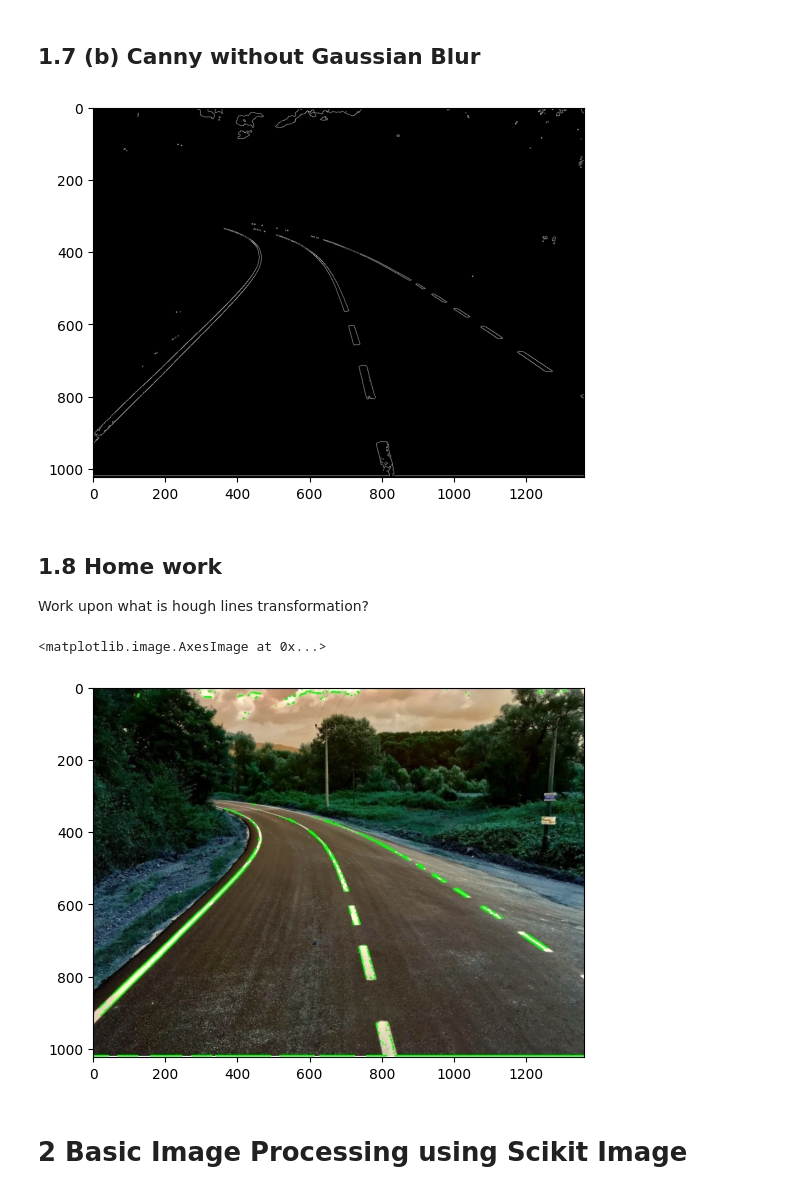
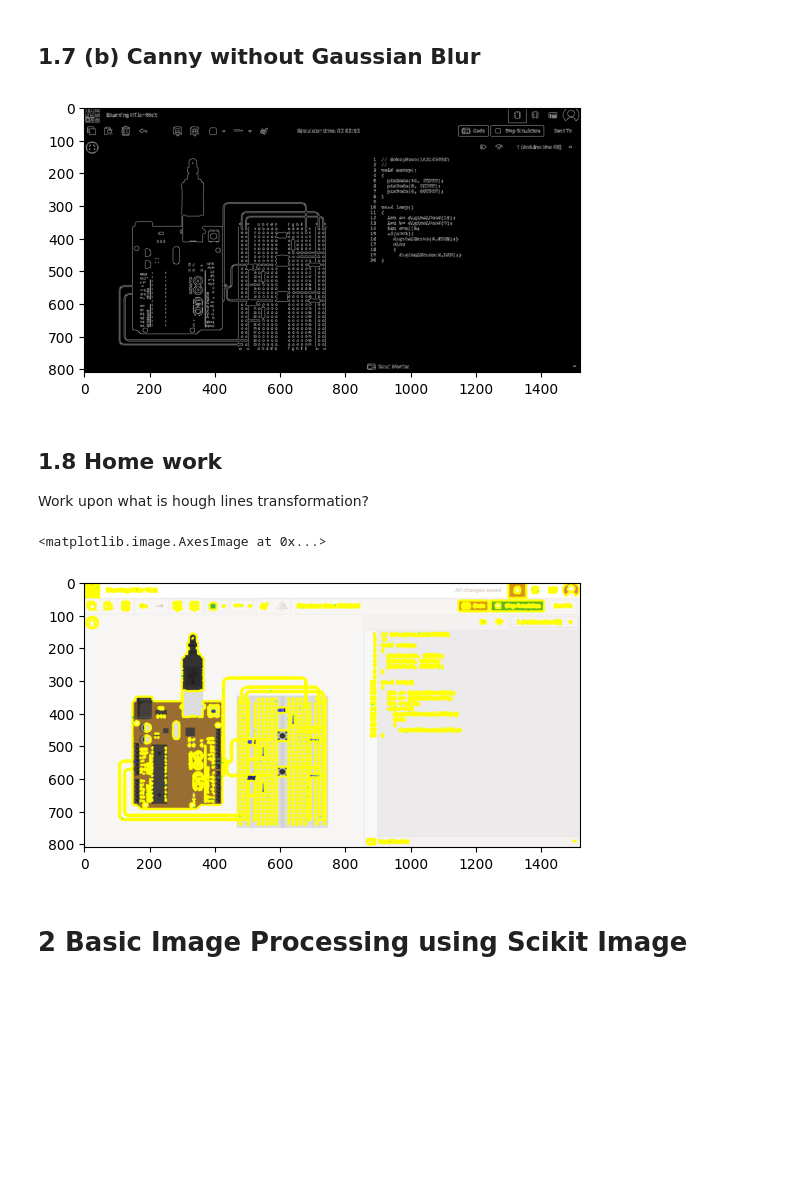
Before and after one commit to jasleenkaurr/Image_Processing, a Jupyter notebook: Image_Preprocessing.ipynb, the cells around one changed output. Saved outputs shown, nothing was run; the diff lists cells and outputs as text; code cells hidden in the pictures; blank space fills up the shorter version.

```diff
--- a/Image_Preprocessing.ipynb
+++ b/Image_Preprocessing.ipynb
@@ -8,7 +8,7 @@ import cv2
 from matplotlib import pyplot as plt
 import numpy as np
 # %%
-img_path = "/content/Screenshot 2023-07-02 at 1.29.27 AM.png"
+img_path = "/content/pic3.png"
 img = cv2.imread(img_path)
 print(img.shape)
 # %% [output]
@@ -127,20 +127,20 @@ output2 = cv2.Canny(output2, 180, 255)
 plt.imshow(output2,cmap='gray')
 plt.show()
 # %% [output]
-[figure, old version]
+[figure, new version]
 # %% [markdown]
 ## **1.8 Home work**
 
 Work upon what is hough lines transformation?
 # %%
-lines = cv2.HoughLinesP(output2, 1, np.pi/180,30)
+lines = cv2.HoughLinesP(output2, 1, np.pi/180,10)
 for line in lines:
     x1,y1,x2,y2 = line[0]
-    cv2.line(img,(x1,y1),(x2,y2),(0,255,0),4)
+    cv2.line(img,(x1,y1),(x2,y2),(255,255,0),5)
 plt.imshow(img)
 # %% [output]
 <matplotlib.image.AxesImage at 0x...>
-[figure, old version]
+[figure, new version]
 # %% [markdown]
 # **2 Basic Image Processing using Scikit Image**
 # %% [markdown]
```
Also changed, not shown: parts of 24 cells of this notebook.
